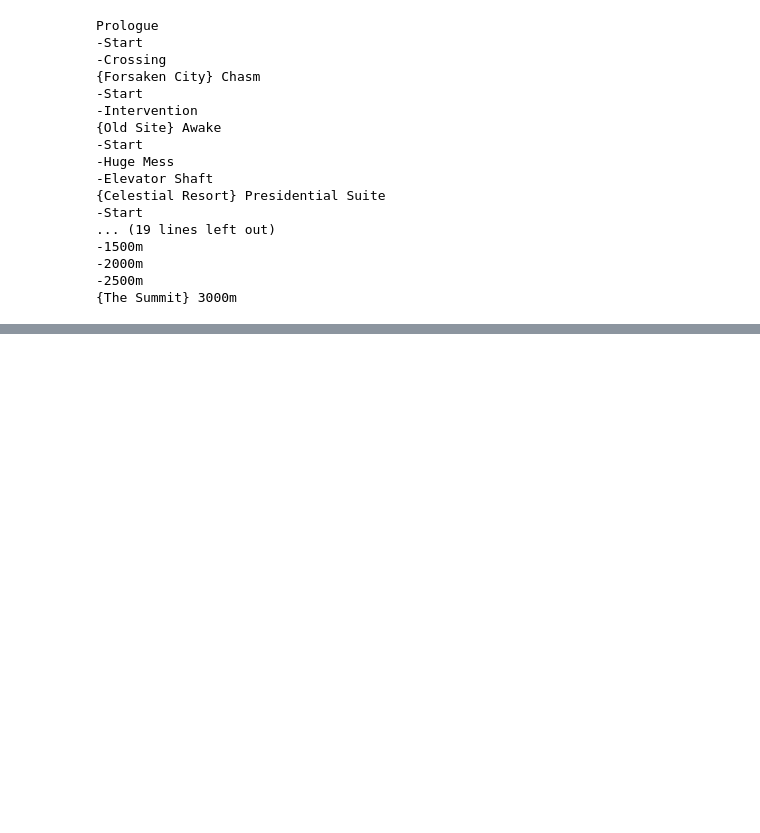
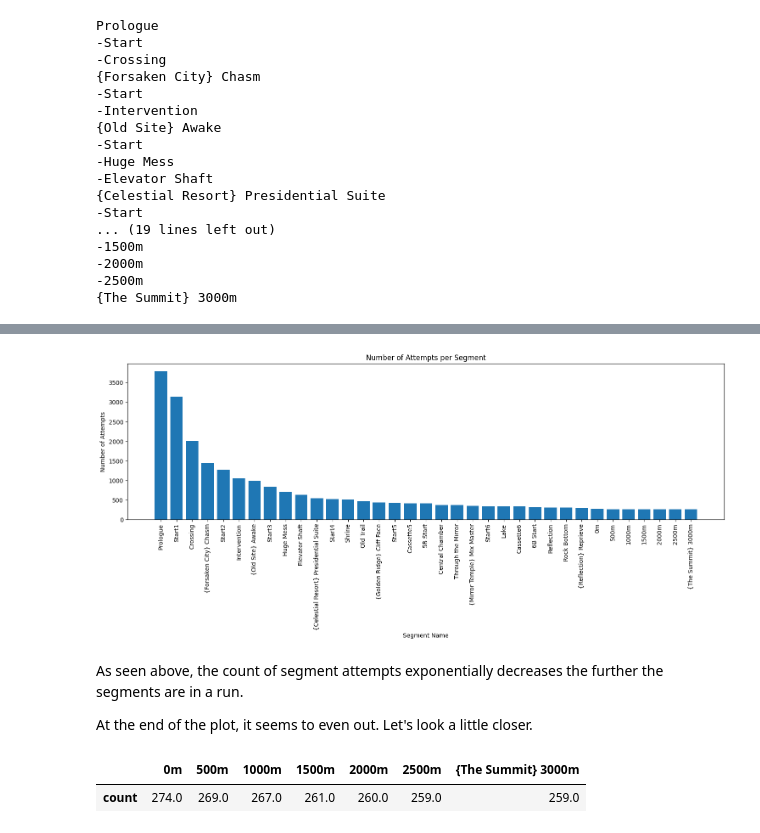
Before and after one commit to elizabethanneTMU820/ElizabethAnne.github.io, a Jupyter notebook: Projects/XML_DataCleaning/SpeedrunXML_to_Table.ipynb, the cells around one changed output, grey strips where cells are left out. Cells and saved outputs as stored; diff of their text form; code cells hidden in the pictures; blank space fills up the shorter version.

```diff
--- a/Projects/XML_DataCleaning/SpeedrunXML_to_Table.ipynb
+++ b/Projects/XML_DataCleaning/SpeedrunXML_to_Table.ipynb
@@ -196,0 +244,6 @@ Wrote attempts_cumulative_ms.csv with 3796 attempts and 35 segments.
+# %%
+#import the cleaned csv file
+
+speedrun = pd.read_csv('/content/attempts_cumulative_s.csv')
+
+print(speedrun.head)
@@ -196,0 +268,6 @@ Wrote attempts_cumulative_ms.csv with 3796 attempts and 35 segments.
+# %%
+#save to a DataFrame and inspect summary stats
+
+speedrun_df = pd.DataFrame(speedrun)
+
+speedrun_df.describe()
@@ -196,0 +285,7 @@ Wrote attempts_cumulative_ms.csv with 3796 attempts and 35 segments.
+# %%
+#investigate the amount of counds
+#what's the distribution across the attempts?
+
+counts = speedrun_df.describe()[:1]
+
+counts = counts.drop(['attempt_id'], axis=1)
@@ -196,0 +298,24 @@ Wrote attempts_cumulative_ms.csv with 3796 attempts and 35 segments.
+# %%
+plt.figure(figsize=(15, 7))
+plt.bar(counts.columns, counts.values[0])
+#plt.plot(counts.columns, counts.values[0], '-o', color='orange')
+plt.xticks(rotation=90)
+plt.xlabel("Segment Name")
+plt.ylabel("Number of Attempts")
+plt.title("Number of Attempts per Segment")
+plt.tight_layout()
+plt.show()
+# %% [output]
+[figure, added]
+# %% [markdown]
+As seen above, the count of segment attempts exponentially decreases the further the segments are in a run.
+
+At the end of the plot, it seems to even out. Let's look a little closer.
+# %%
+#subset to the final section of the speedrun
+
+counts_finale = counts.iloc[:,[28, 29, 30, 31, 32, 33, 34]]
+counts_finale.head()
+# %% [output]
+|  | 0m | 500m | 1000m | 1500m | 2000m | 2500m | {The Summit} 3000m |
+| count | 274.0 | 269.0 | 267.0 | 261.0 | 260.0 | 259.0 | 259.0 |
```
Also changed, not shown: parts of 24 cells of this notebook.
